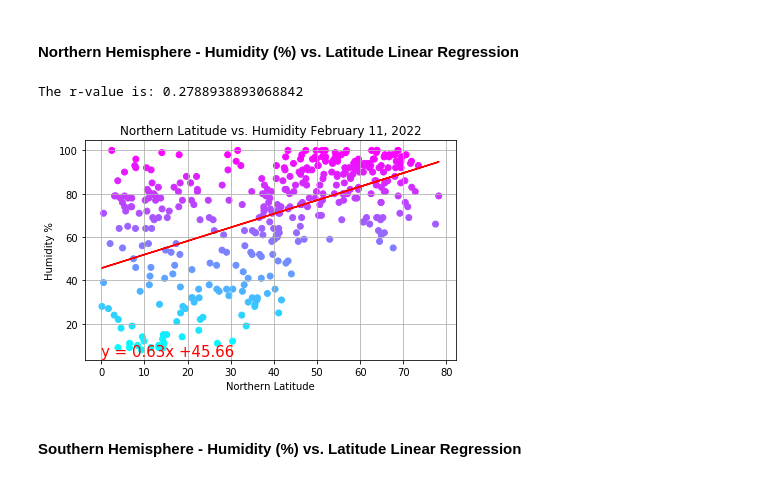
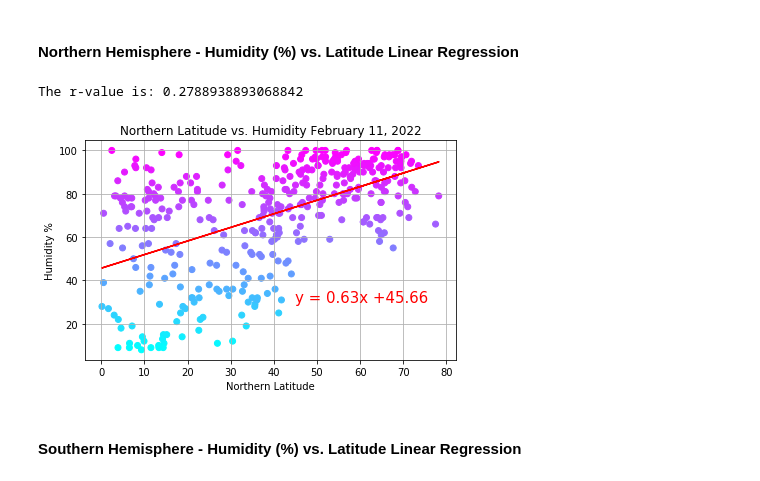
Before and after one commit to SidDas8/python-api-challenge, a Jupyter notebook: WeatherPy/WeatherPy.ipynb, the cells around one changed output. Drawn from its saved outputs; the diff is of its cells as text; code cells hidden in the pictures.

Commit message:
Completed Southern Latitude vs Max Temperature scatter plot. Fixed plot placement of line equation.

```diff
--- a/WeatherPy/WeatherPy.ipynb
+++ b/WeatherPy/WeatherPy.ipynb
@@ -333,8 +333,8 @@ def linearregression(xaxis, yaxis):
     # Print r value
     print(f"The r-value is: {rvalue**2}")
 
-    # Print line equation
-    plt.annotate(line_eq,(0,5),fontsize=15,color="red")
+    # Finish function and return line_eq to be used for plotting placement
+    return line_eq
 # %% [markdown]
 ####  Northern Hemisphere - Max Temp vs. Latitude Linear Regression
 # %%
@@ -371,30 +406,33 @@ The r-value is: 0.7904259964305299
 # %%
 # Define x and y axis
 xaxis = northernhemisphere['Latitude']
 yaxis = northernhemisphere['Humidity']
 
 # Scatter plot
 plt.scatter(xaxis, yaxis, c = yaxis, cmap = 'cool')
 
 # Linear regression
-linearregression(xaxis, yaxis)
+equation = linearregression(xaxis, yaxis)
+
+# Print line equation
+plt.annotate(equation,(45,30),fontsize=15,color="red")
 
 # Set textual properties
 plt.title(f'Northern Latitude vs. Humidity ' + time.strftime('%B %d, %Y'))
 plt.ylabel('Humidity %')
 plt.xlabel('Northern Latitude')
 
 # Format visualization
 plt.grid()
 plt.tight_layout()
 
 # Save plot to images folder
 plt.savefig('Images/northhemisphere-humiditylatitude.png')
 
 plt.show()
 # %% [output]
 The r-value is: 0.2788938893068842
-[figure, old version]
+[figure, new version]
 # %% [markdown]
 ####  Southern Hemisphere - Humidity (%) vs. Latitude Linear Regression
 # %% [markdown]
```
Also changed, not shown: parts of 4 cells of this notebook, 4 other files.
